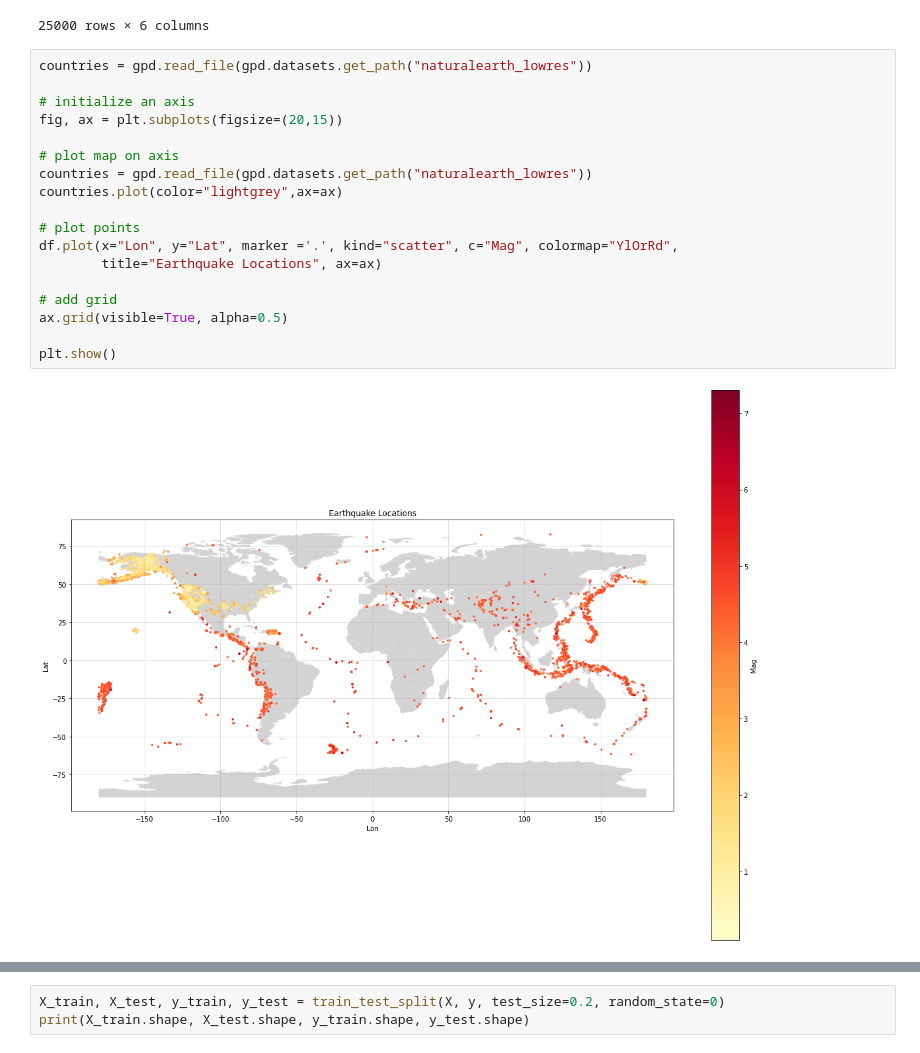
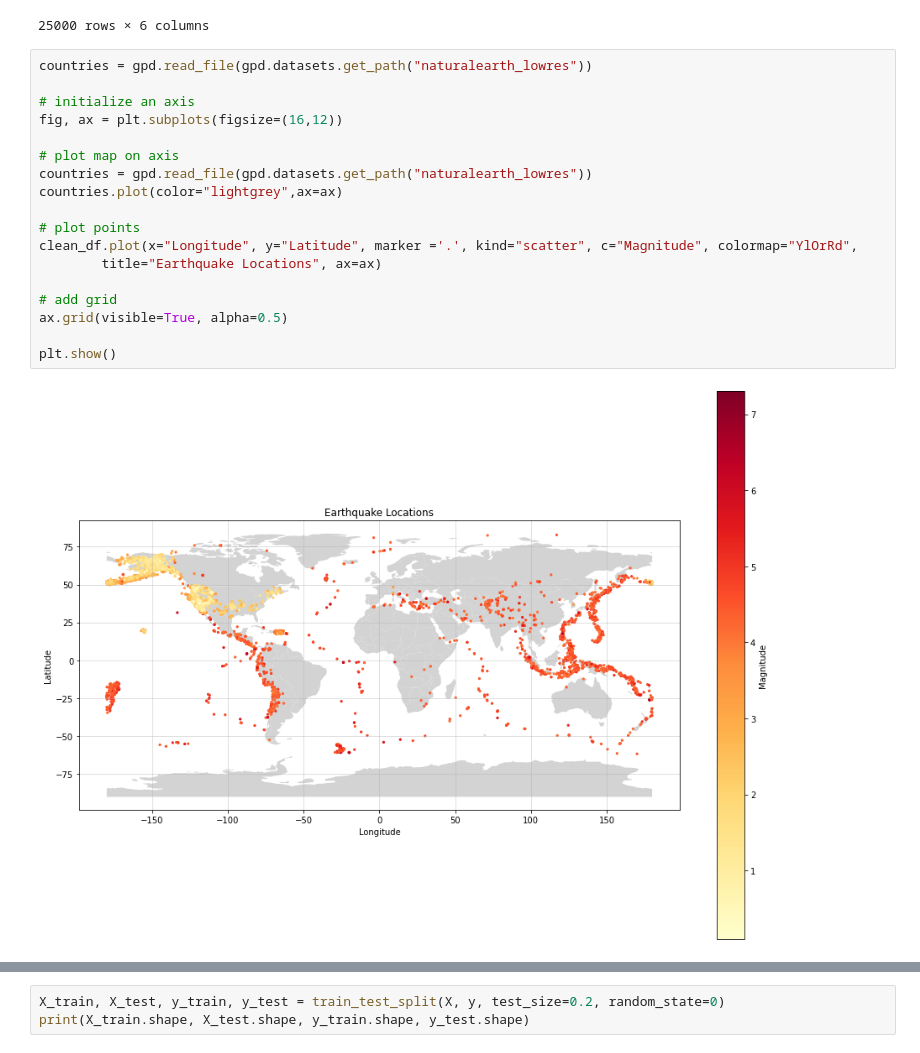
Before and after one commit to Andrina-iris/Cogs-118B-ML_Project, a Jupyter notebook: EarthquakePattern.ipynb, the cells around one changed output, grey strips where cells are left out. Drawn from its saved outputs; the diff is of its cells as text.

```diff
--- a/EarthquakePattern.ipynb
+++ b/EarthquakePattern.ipynb
@@ -64,23 +64,23 @@ clean_df
 # %%
 countries = gpd.read_file(gpd.datasets.get_path("naturalearth_lowres"))
 
 # initialize an axis
-fig, ax = plt.subplots(figsize=(20,15))
+fig, ax = plt.subplots(figsize=(16,12))
 
 # plot map on axis
 countries = gpd.read_file(gpd.datasets.get_path("naturalearth_lowres"))
 countries.plot(color="lightgrey",ax=ax)
 
 # plot points
-df.plot(x="Lon", y="Lat", marker ='.', kind="scatter", c="Mag", colormap="YlOrRd",
+clean_df.plot(x="Longitude", y="Latitude", marker ='.', kind="scatter", c="Magnitude", colormap="YlOrRd",
         title="Earthquake Locations", ax=ax)
 
 # add grid
 ax.grid(visible=True, alpha=0.5)
 
 plt.show()
 # %% [output]
-[figure, old version]
+[figure, new version]
 # %%
 X = clean_df[['Timestamp', 'Latitude', 'Longitude']]
 y = clean_df[['Magnitude', 'Depth']]
```
Also changed, not shown: parts of 37 cells of this notebook.
